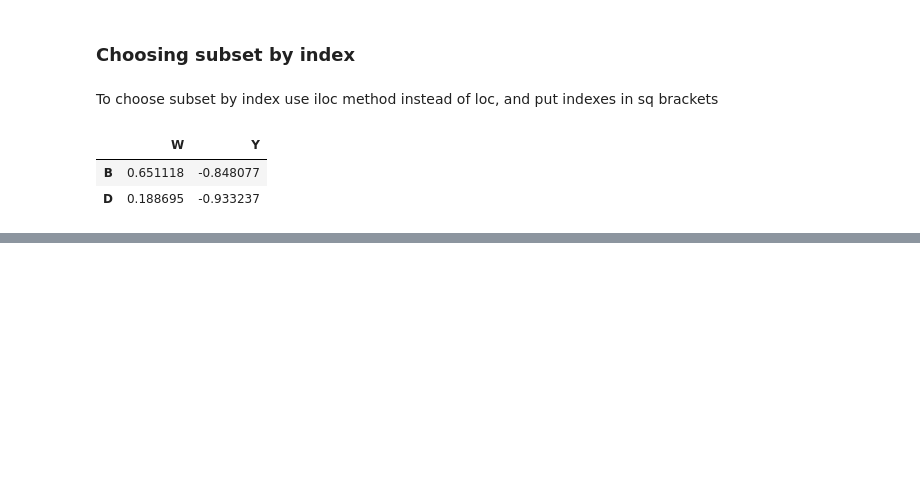
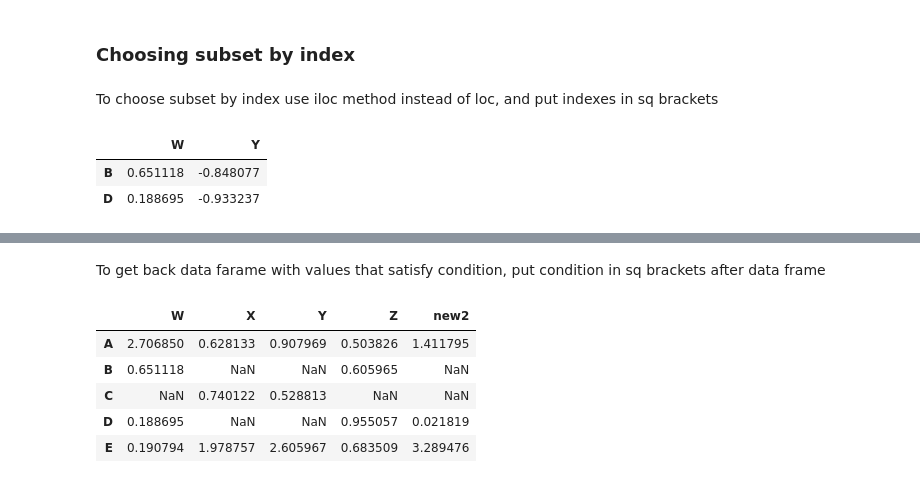
Before and after one commit to Artur-Ws/Data_Science_Basics, a Jupyter notebook: pandas_notes.ipynb, the cells around one changed output, grey strips where cells are left out. Cells and saved outputs as stored; diff of their text form; code cells hidden in the pictures; blank space fills up the shorter version.

```diff
--- a/pandas_notes.ipynb
+++ b/pandas_notes.ipynb
@@ -227,0 +265,11 @@ df.iloc[[1,3],[0,2]]
+# %% [markdown]
+To get back data farame with values that satisfy condition, put condition in sq brackets after data frame
+# %%
+df[df>0]
+# %% [output]
+|  | W | X | Y | Z | new2 |
+| A | 2.706850 | 0.628133 | 0.907969 | 0.503826 | 1.411795 |
+| B | 0.651118 | NaN | NaN | 0.605965 | NaN |
+| C | NaN | 0.740122 | 0.528813 | NaN | NaN |
+| D | 0.188695 | NaN | NaN | 0.955057 | 0.021819 |
+| E | 0.190794 | 1.978757 | 2.605967 | 0.683509 | 3.289476 |
```
Also changed, not shown: parts of 11 cells of this notebook.
